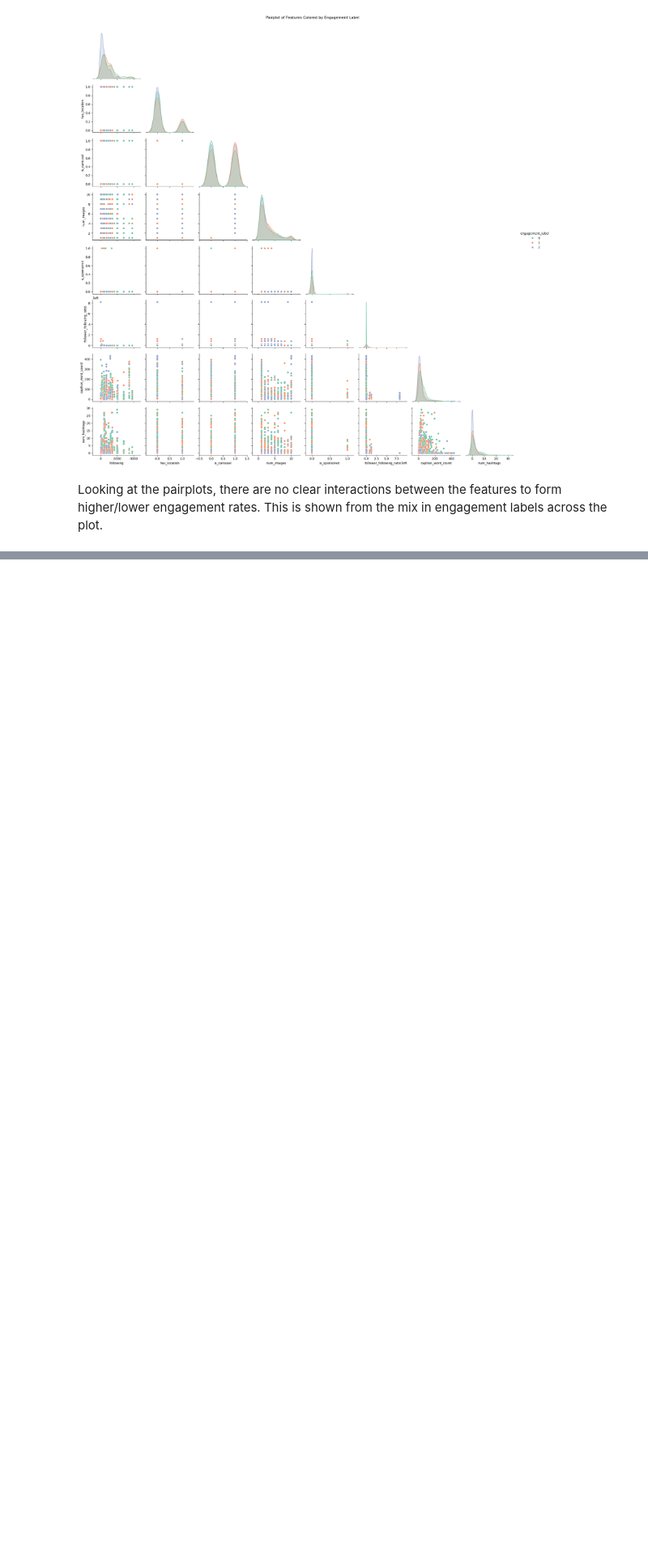
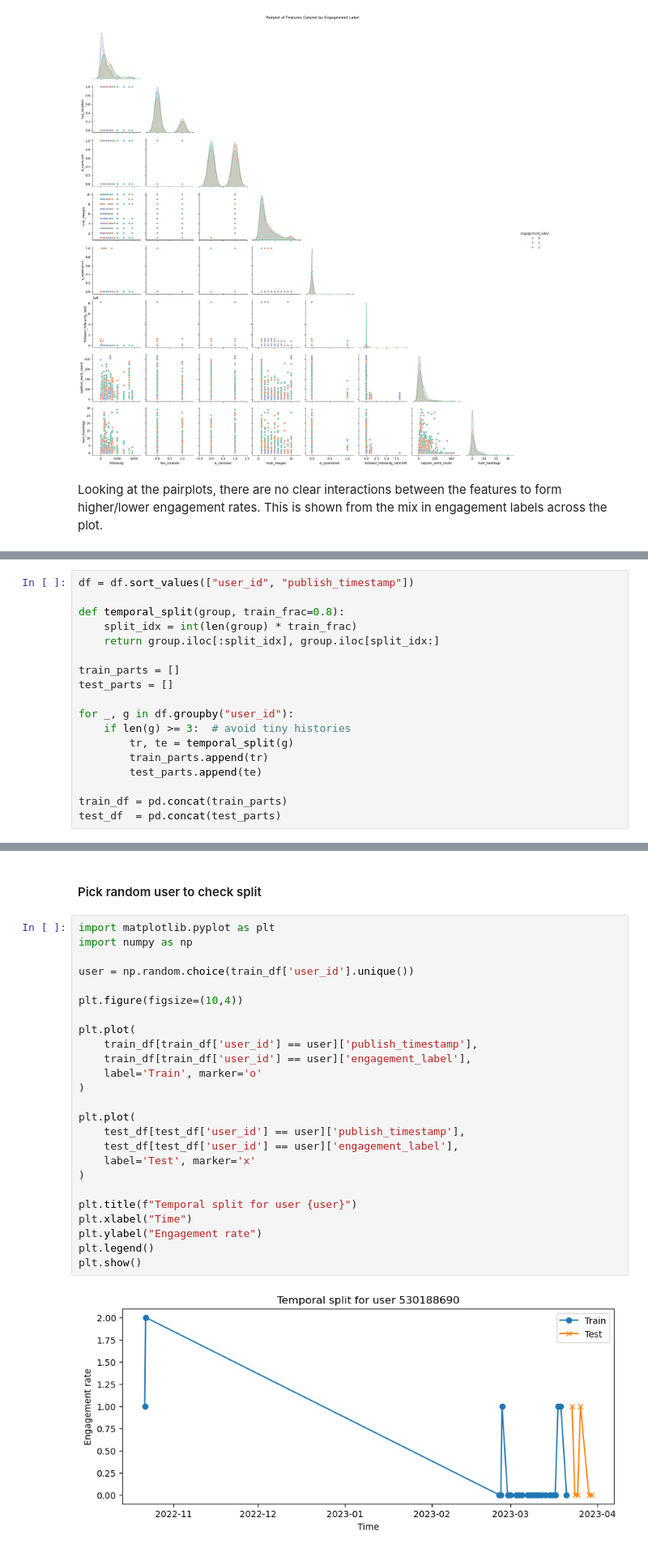
Before and after one commit to cheriechia/genAI-deepL-project, a Jupyter notebook: test.ipynb, the cells around one changed output, grey strips where cells are left out. Shown at 81% size. Saved outputs shown, nothing was run; the diff lists cells and outputs as text; blank space fills up the shorter version.

Commit message:
Added MLP test, renamed ipynb

```diff
--- a/eda.ipynb
+++ b/test.ipynb
@@ -1067,0 +1060,18 @@ Looking at the pairplots, there are no clear interactions between the features t
+# %%
+df = df.sort_values(["user_id", "publish_timestamp"])
+
+def temporal_split(group, train_frac=0.8):
+    split_idx = int(len(group) * train_frac)
+    return group.iloc[:split_idx], group.iloc[split_idx:]
+
+train_parts = []
+test_parts = []
+
+for _, g in df.groupby("user_id"):
+    if len(g) >= 3:  # avoid tiny histories
+        tr, te = temporal_split(g)
+        train_parts.append(tr)
+        test_parts.append(te)
+
+train_df = pd.concat(train_parts)
+test_df  = pd.concat(test_parts)
@@ -1067,0 +1135,29 @@ Looking at the pairplots, there are no clear interactions between the features t
+# %% [markdown]
+#### Pick random user to check split
+# %%
+import matplotlib.pyplot as plt
+import numpy as np
+
+user = np.random.choice(train_df['user_id'].unique())
+
+plt.figure(figsize=(10,4))
+
+plt.plot(
+    train_df[train_df['user_id'] == user]['publish_timestamp'],
+    train_df[train_df['user_id'] == user]['engagement_label'],
+    label='Train', marker='o'
+)
+
+plt.plot(
+    test_df[test_df['user_id'] == user]['publish_timestamp'],
+    test_df[test_df['user_id'] == user]['engagement_label'],
+    label='Test', marker='x'
+)
+
+plt.title(f"Temporal split for user {user}")
+plt.xlabel("Time")
+plt.ylabel("Engagement rate")
+plt.legend()
+plt.show()
+# %% [output]
+[figure, added]
```
Also changed, not shown: parts of 32 cells of this notebook.
